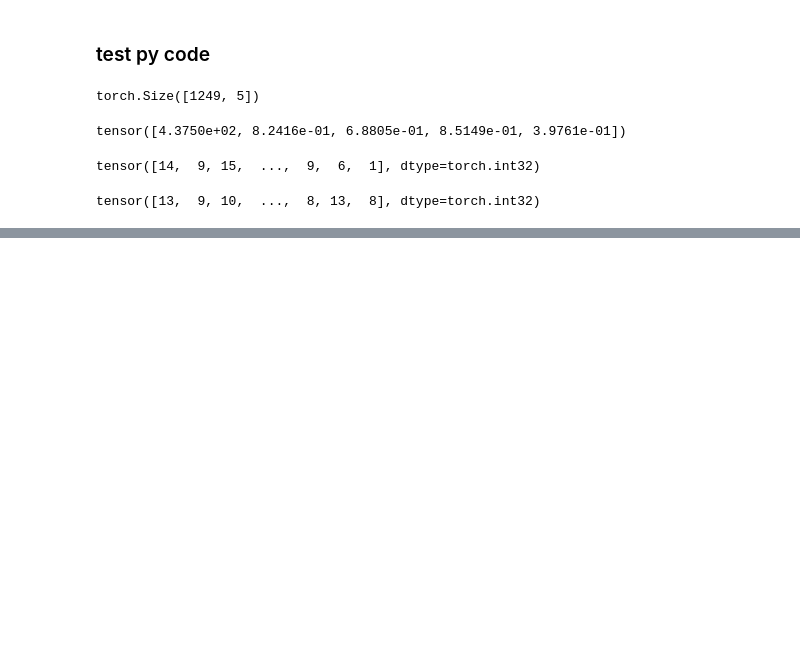
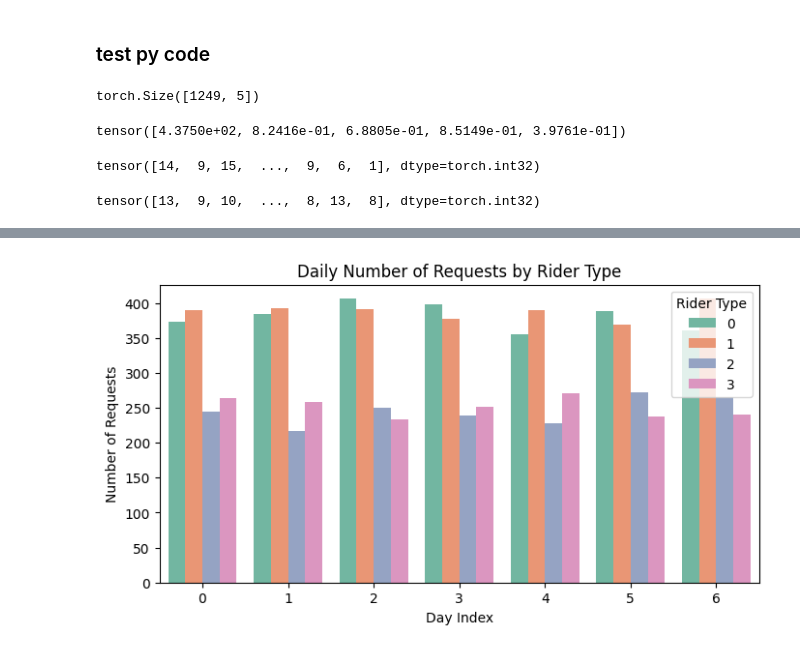
Before and after one commit to Duane321/reinforcement_learning_for_rideshare_pricing, a Jupyter notebook: experiments.ipynb, the cells around one changed output, grey strips where cells are left out. Saved outputs shown, nothing was run; the diff lists cells and outputs as text; code cells hidden in the pictures; blank space fills up the shorter version.

```diff
--- a/experiments.ipynb
+++ b/experiments.ipynb
@@ -193,0 +261,41 @@ tensor([13,  9, 10,  ...,  8, 13,  8], dtype=torch.int32)
+# %%
+daily_requests_by_type_count_df = pd.DataFrame(columns=['request_timestamp'])
+
+
+# Plot each DataFrame on its corresponding subplot
+for i, data in enumerate(rider_week1_lst):
+    cur_day_requests_df = pd.DataFrame(data, columns=['request_timestamp', 'start_x', 'start_y', 'end_x', 'end_y', 'rider_idx'])
+    cur_day_requests_df['day_idx'] = i
+    cur_day_requests_df['rider_type'] = cur_day_requests_df['rider_idx'].apply(rider_id_to_type)
+    cur_day_requests_df['rider_idx'] = cur_day_requests_df['rider_idx'].astype(int)
+    cur_day_requests_df['request_timestamp'] = cur_day_requests_df['request_timestamp'].astype(int)
+
+    # Group by day_idx and rider_type
+    grouped = cur_day_requests_df.groupby(['day_idx', 'rider_type']).count()['request_timestamp']
+    #daily_requests_by_type_count_df['day_idx'] = i
+    daily_requests_by_type_count_df = pd.concat([daily_requests_by_type_count_df, grouped], axis=0)
+    #print(grouped)
+# %%
+daily_requests_by_type_count_df.reset_index(inplace=True)
+# %%
+daily_requests_by_type_count_df[['day_idx', 'rider_type']] = pd.DataFrame(daily_requests_by_type_count_df['index'].tolist()
+                                                                , index=daily_requests_by_type_count_df.index)
+# %%
+daily_requests_by_type_count_df = daily_requests_by_type_count_df.rename(columns={'request_timestamp': 'daily_num_requests'})
+# %%
+# Initialize the matplotlib figure
+plt.figure(figsize=(8, 4))
+
+# Create the bar plot
+sns.barplot(x='day_idx', y='daily_num_requests', hue='rider_type', data=daily_requests_by_type_count_df, palette='Set2')
+
+# Add titles and labels
+plt.title('Daily Number of Requests by Rider Type')
+plt.xlabel('Day Index')
+plt.ylabel('Number of Requests')
+plt.legend(title='Rider Type')
+
+# Show the plot
+plt.show()
+# %% [output]
+[figure, added]
```
Also changed, not shown: parts of 7 cells of this notebook, 2 other files.
